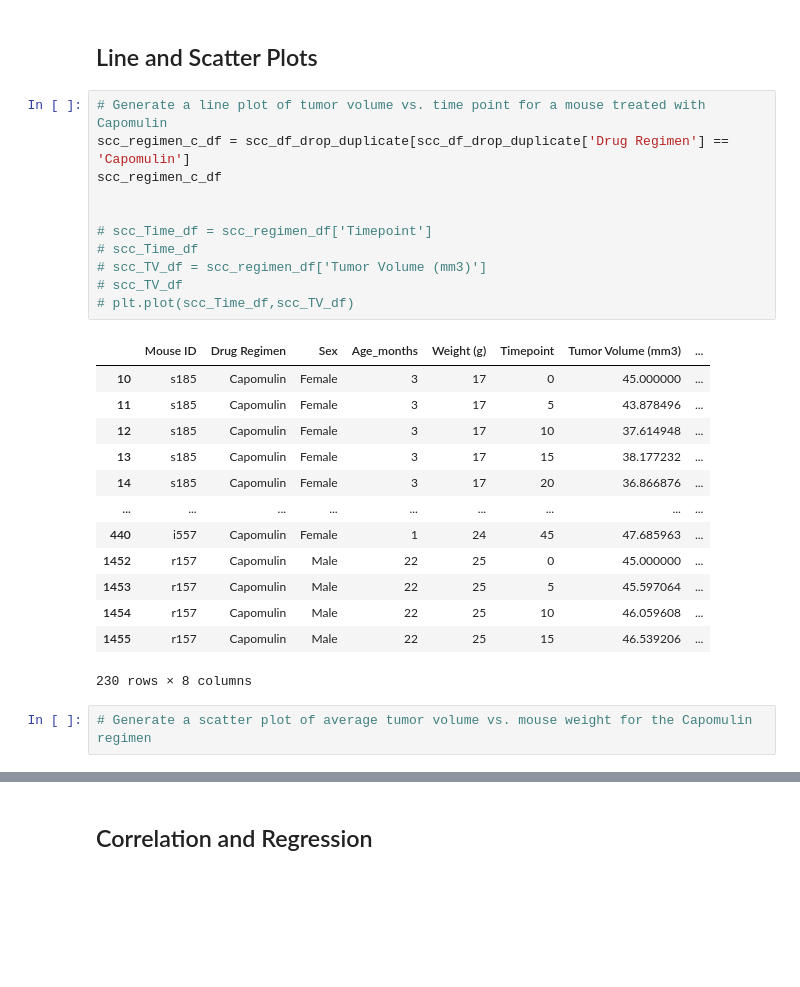
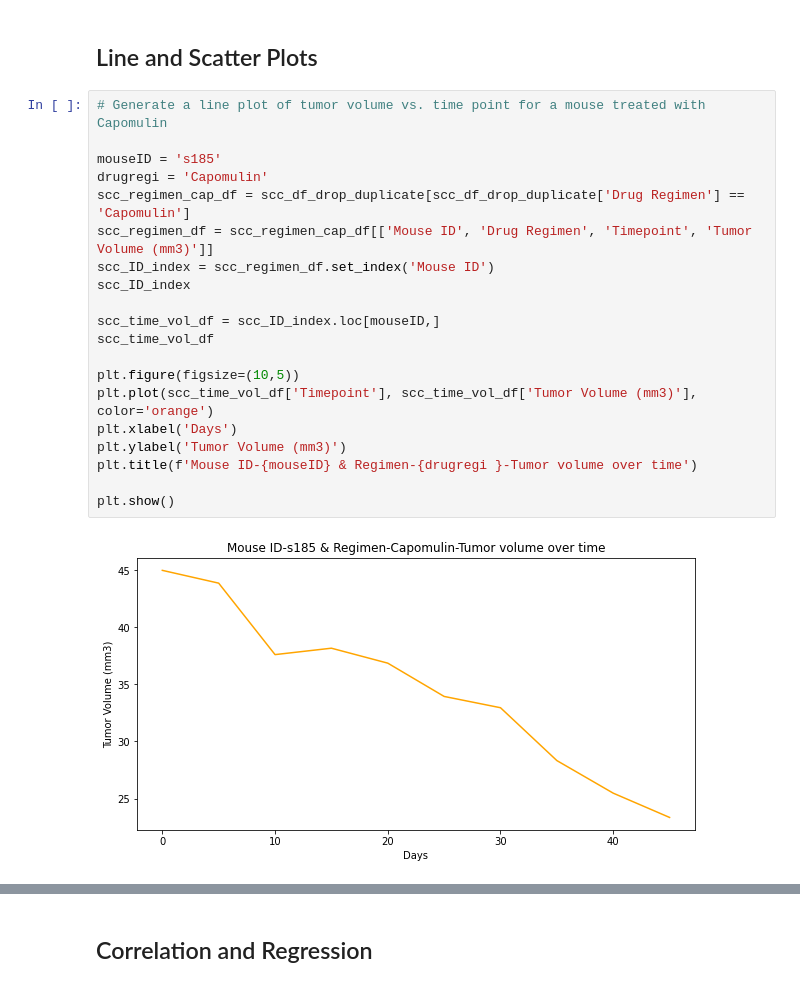
Before and after one commit to tarakp/Data_Analytics, a Jupyter notebook: 05-Matplotlib-Challenge/pymaceuticals_starter.ipynb, the cells around one changed output, grey strips where cells are left out. Saved outputs shown, nothing was run; the diff lists cells and outputs as text; blank space fills up the shorter version.

```diff
--- a/05-Matplotlib-Challenge/pymaceuticals_starter.ipynb
+++ b/05-Matplotlib-Challenge/pymaceuticals_starter.ipynb
@@ -300,28 +300,23 @@ ax1.boxplot(times)
 ## Line and Scatter Plots
 # %%
 # Generate a line plot of tumor volume vs. time point for a mouse treated with Capomulin
-scc_regimen_c_df = scc_df_drop_duplicate[scc_df_drop_duplicate['Drug Regimen'] == 'Capomulin']
-scc_regimen_c_df
 
+mouseID = 's185'
+drugregi = 'Capomulin'
+scc_regimen_cap_df = scc_df_drop_duplicate[scc_df_drop_duplicate['Drug Regimen'] == 'Capomulin']
+scc_regimen_df = scc_regimen_cap_df[['Mouse ID', 'Drug Regimen', 'Timepoint', 'Tumor Volume (mm3)']]
+scc_ID_index = scc_regimen_df.set_index('Mouse ID')
+scc_ID_index
 
-# scc_Time_df = scc_regimen_df['Timepoint']
-# scc_Time_df
-# scc_TV_df = scc_regimen_df['Tumor Volume (mm3)']
-# scc_TV_df
-# plt.plot(scc_Time_df,scc_TV_df)
+scc_time_vol_df = scc_ID_index.loc[mouseID,]
+scc_time_vol_df
+
+plt.figure(figsize=(10,5))
+plt.plot(scc_time_vol_df['Timepoint'], scc_time_vol_df['Tumor Volume (mm3)'], color='orange')
+plt.xlabel('Days')
+plt.ylabel('Tumor Volume (mm3)')
+plt.title(f'Mouse ID-{mouseID} & Regimen-{drugregi }-Tumor volume over time')
+
+plt.show()
 # %% [output]
-|  | Mouse ID | Drug Regimen | Sex | Age_months | Weight (g) | Timepoint | Tumor Volume (mm3) | ... |
-| 10 | s185 | Capomulin | Female | 3 | 17 | 0 | 45.000000 | ... |
-| 11 | s185 | Capomulin | Female | 3 | 17 | 5 | 43.878496 | ... |
-| 12 | s185 | Capomulin | Female | 3 | 17 | 10 | 37.614948 | ... |
-| 13 | s185 | Capomulin | Female | 3 | 17 | 15 | 38.177232 | ... |
-| 14 | s185 | Capomulin | Female | 3 | 17 | 20 | 36.866876 | ... |
-| ... | ... | ... | ... | ... | ... | ... | ... | ... |
-| 440 | i557 | Capomulin | Female | 1 | 24 | 45 | 47.685963 | ... |
-| 1452 | r157 | Capomulin | Male | 22 | 25 | 0 | 45.000000 | ... |
-| 1453 | r157 | Capomulin | Male | 22 | 25 | 5 | 45.597064 | ... |
-| 1454 | r157 | Capomulin | Male | 22 | 25 | 10 | 46.059608 | ... |
-| 1455 | r157 | Capomulin | Male | 22 | 25 | 15 | 46.539206 | ... |
-230 rows × 8 columns
+[figure, added]
-# %%
-# Generate a scatter plot of average tumor volume vs. mouse weight for the Capomulin regimen
```
Also changed, not shown: parts of 1 cell of this notebook.
